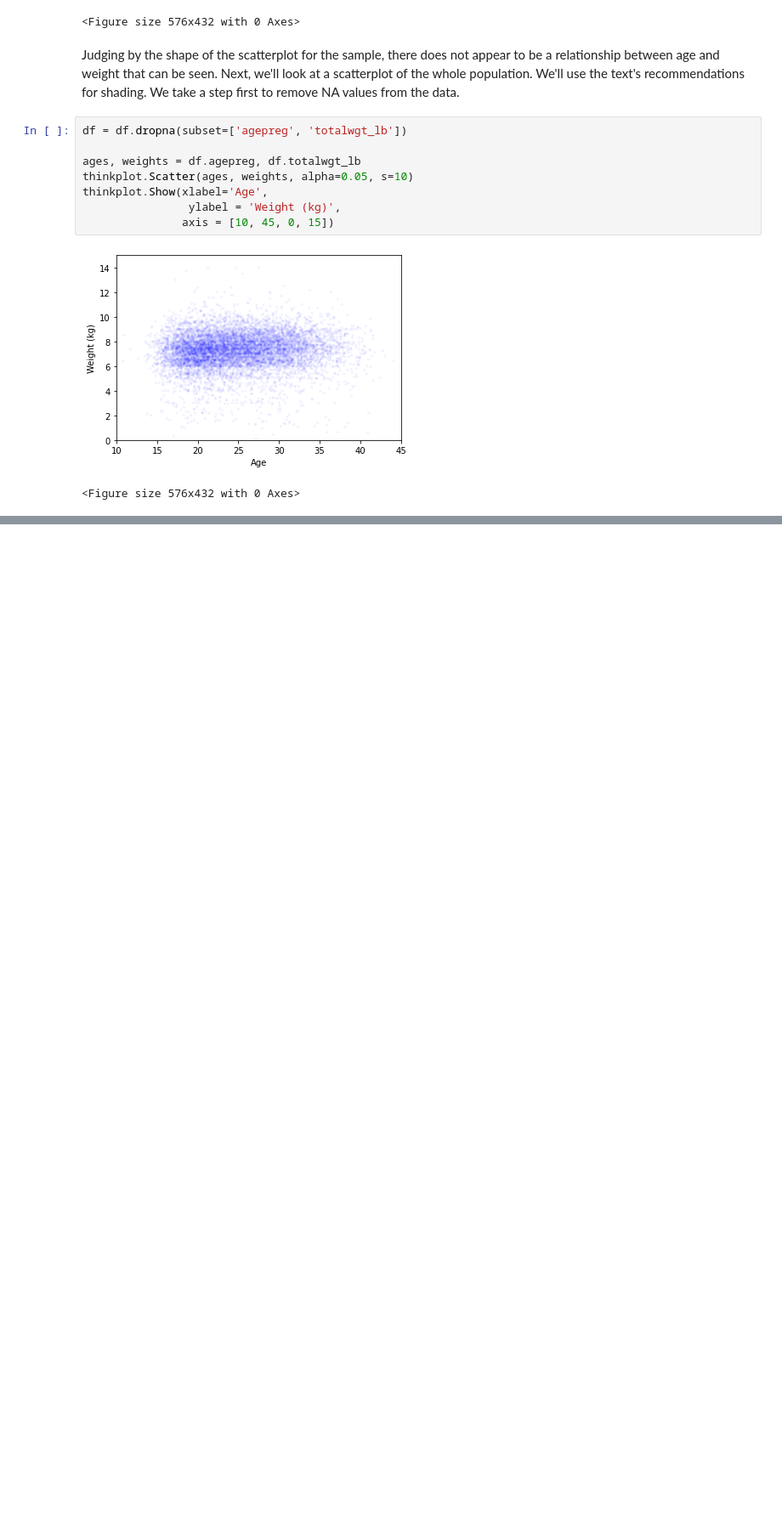
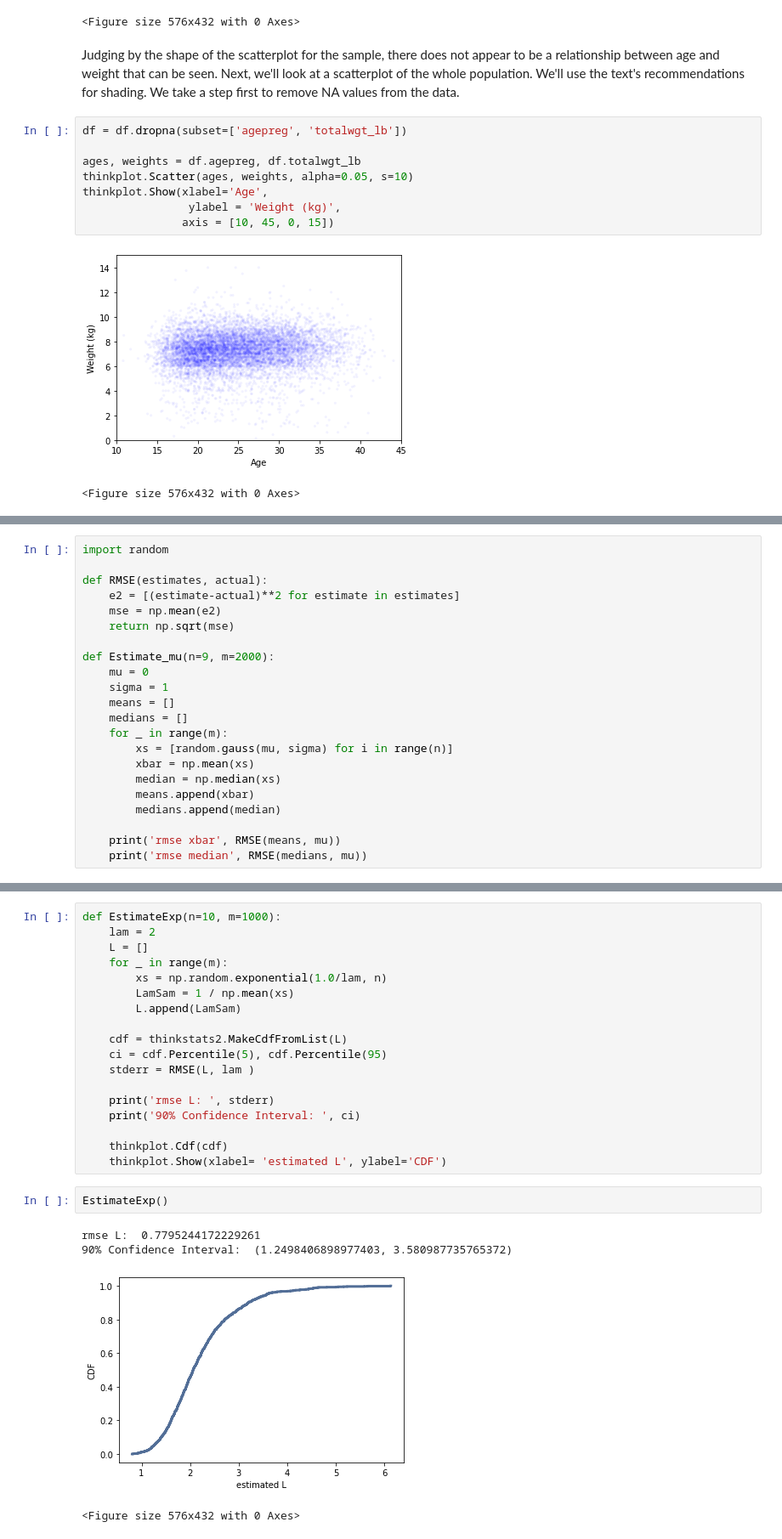
Before and after one commit to mhoehler22/ThinkStats2, a Jupyter notebook: code/HoehlerDSC530Week7.ipynb, the cells around one changed output, grey strips where cells are left out. Shown at 85% size. Saved outputs shown, nothing was run; the diff lists cells and outputs as text; blank space fills up the shorter version.

```diff
--- a/code/HoehlerDSC530Week7.ipynb
+++ b/code/HoehlerDSC530Week7.ipynb
@@ -136,0 +139,22 @@ We will run an experiment, similar to the one in the book, to see if we can dupl
+# %%
+import random
+
+def RMSE(estimates, actual):
+    e2 = [(estimate-actual)**2 for estimate in estimates]
+    mse = np.mean(e2)
+    return np.sqrt(mse)
+
+def Estimate_mu(n=9, m=2000):
+    mu = 0
+    sigma = 1
+    means = []
+    medians = []
+    for _ in range(m):
+        xs = [random.gauss(mu, sigma) for i in range(n)]
+        xbar = np.mean(xs)
+        median = np.median(xs)
+        means.append(xbar)
+        medians.append(median)
+
+    print('rmse xbar', RMSE(means, mu))
+    print('rmse median', RMSE(medians, mu))
@@ -136,0 +210,25 @@ We will run an experiment, similar to the one in the book, to see if we can dupl
+# %%
+def EstimateExp(n=10, m=1000):
+    lam = 2
+    L = []
+    for _ in range(m):
+        xs = np.random.exponential(1.0/lam, n)
+        LamSam = 1 / np.mean(xs)
+        L.append(LamSam)
+
+    cdf = thinkstats2.MakeCdfFromList(L)
+    ci = cdf.Percentile(5), cdf.Percentile(95)
+    stderr = RMSE(L, lam )
+
+    print('rmse L: ', stderr)
+    print('90% Confidence Interval: ', ci)
+
+    thinkplot.Cdf(cdf)
+    thinkplot.Show(xlabel= 'estimated L', ylabel='CDF')
+# %%
+EstimateExp()
+# %% [output]
+rmse L:  0.7795244172229261
+90% Confidence Interval:  (1.2498406898977403, 3.580987735765372)
+[figure, added]
+<Figure size 576x432 with 0 Axes>
```
Also changed, not shown: parts of 22 cells of this notebook.
